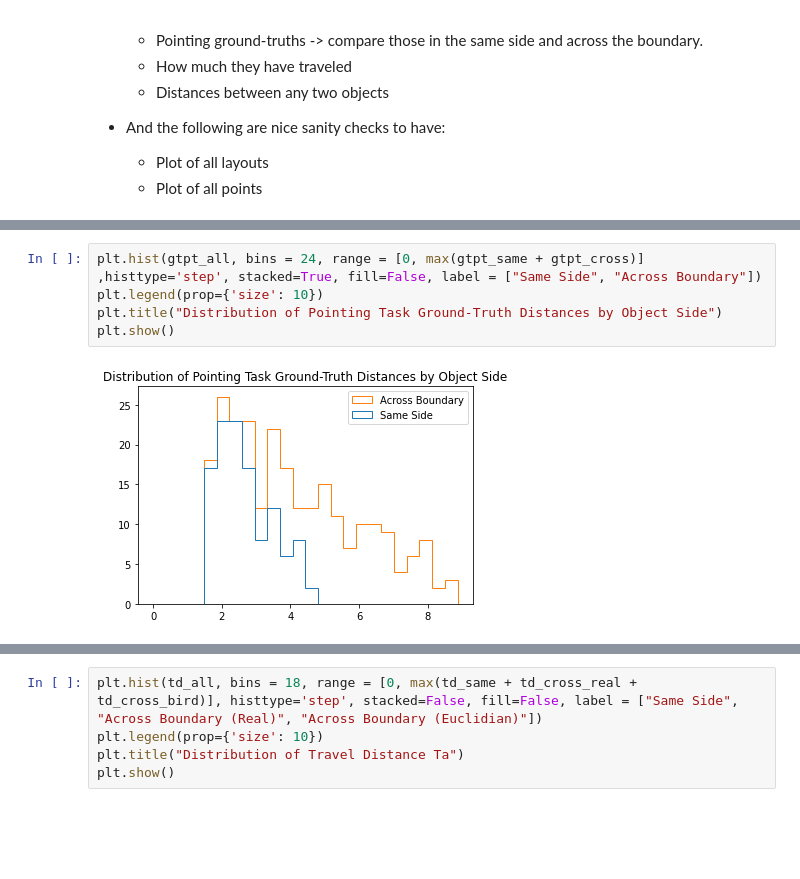
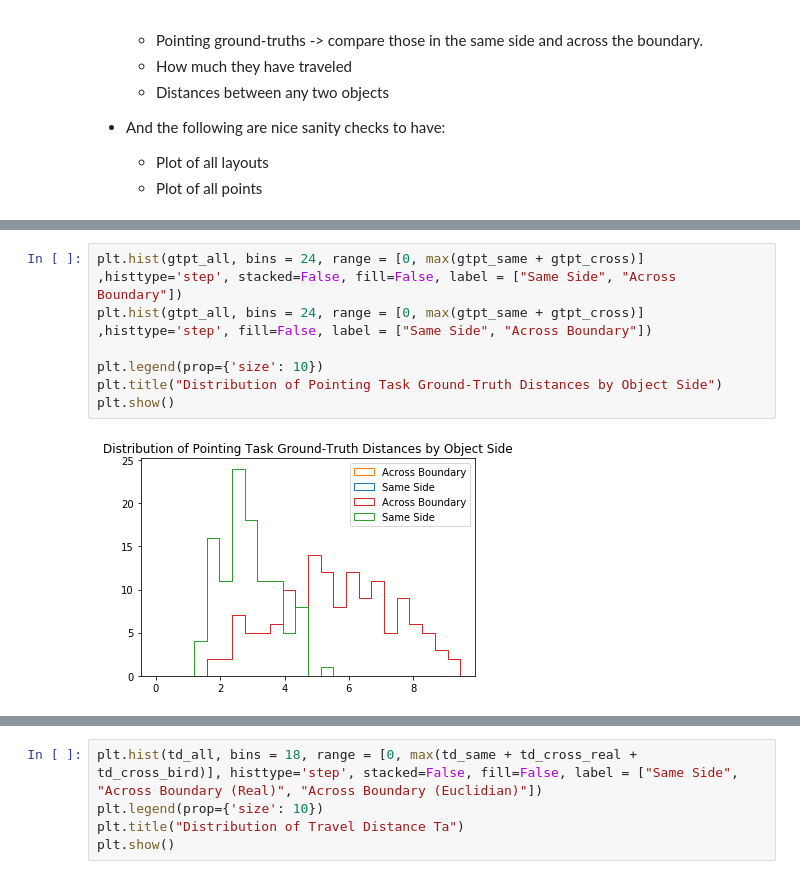
Before and after one commit to huffman-spatial-cognition-lab/Landmarks, a Jupyter notebook: pythonTrialConfiguration/v3_static.ipynb, the cells around one changed output, grey strips where cells are left out. Cells and saved outputs as stored; diff of their text form; blank space fills up the shorter version.

Commit message:
remove false histogram with stacked=True to False

```diff
--- a/pythonTrialConfiguration/v3_static.ipynb
+++ b/pythonTrialConfiguration/v3_static.ipynb
@@ -135,10 +135,12 @@ print(len(gtpt_same), "same side; ", len(gtpt_cross), "across boundary")
 # %%
-plt.hist(gtpt_all, bins = 24, range = [0, max(gtpt_same + gtpt_cross)] ,histtype='step', stacked=True, fill=False, label = ["Same Side", "Across Boundary"])
+plt.hist(gtpt_all, bins = 24, range = [0, max(gtpt_same + gtpt_cross)] ,histtype='step', stacked=False, fill=False, label = ["Same Side", "Across Boundary"])
+plt.hist(gtpt_all, bins = 24, range = [0, max(gtpt_same + gtpt_cross)] ,histtype='step', fill=False, label = ["Same Side", "Across Boundary"])
+
 plt.legend(prop={'size': 10})
 plt.title("Distribution of Pointing Task Ground-Truth Distances by Object Side")
 plt.show()
 # %% [output]
-[figure, old version]
+[figure, new version]
 # %%
 # Travel Distance (TD)
 
```
Also changed, not shown: parts of 3 cells of this notebook, 1 other file.
